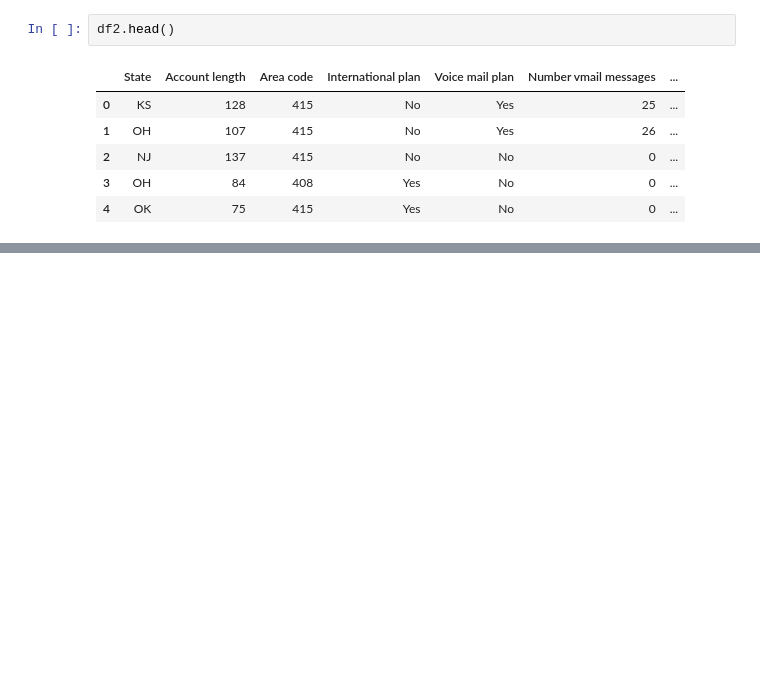
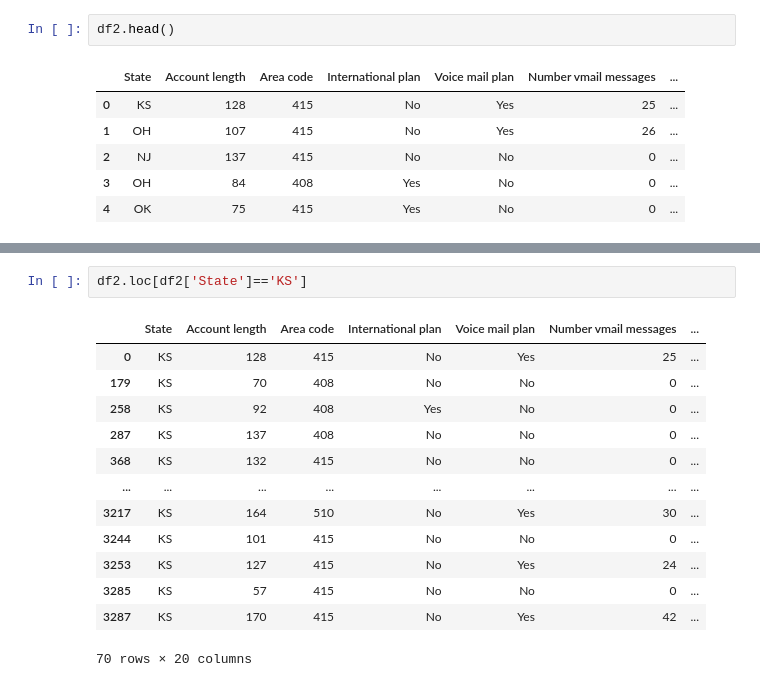
Before and after one commit to nikunjmahajan5/ExploratroryDataAnalysis_Telecom, a Jupyter notebook: Telecom_Churn_Analysis_Capstone_Project.ipynb, the cells around one changed output, grey strips where cells are left out. Drawn from its saved outputs; the diff is of its cells as text; blank space fills up the shorter version.

```diff
--- a/Telecom_Churn_Analysis_Capstone_Project.ipynb
+++ b/Telecom_Churn_Analysis_Capstone_Project.ipynb
@@ -26,0 +68,16 @@ df2.head()
+# %%
+df2.loc[df2['State']=='KS']
+# %% [output]
+|  | State | Account length | Area code | International plan | Voice mail plan | Number vmail messages | ... |
+| 0 | KS | 128 | 415 | No | Yes | 25 | ... |
+| 179 | KS | 70 | 408 | No | No | 0 | ... |
+| 258 | KS | 92 | 408 | Yes | No | 0 | ... |
+| 287 | KS | 137 | 408 | No | No | 0 | ... |
+| 368 | KS | 132 | 415 | No | No | 0 | ... |
+| ... | ... | ... | ... | ... | ... | ... | ... |
+| 3217 | KS | 164 | 510 | No | Yes | 30 | ... |
+| 3244 | KS | 101 | 415 | No | No | 0 | ... |
+| 3253 | KS | 127 | 415 | No | Yes | 24 | ... |
+| 3285 | KS | 57 | 415 | No | No | 0 | ... |
+| 3287 | KS | 170 | 415 | No | Yes | 42 | ... |
+70 rows × 20 columns
```
Also changed, not shown: parts of 4 cells of this notebook.
